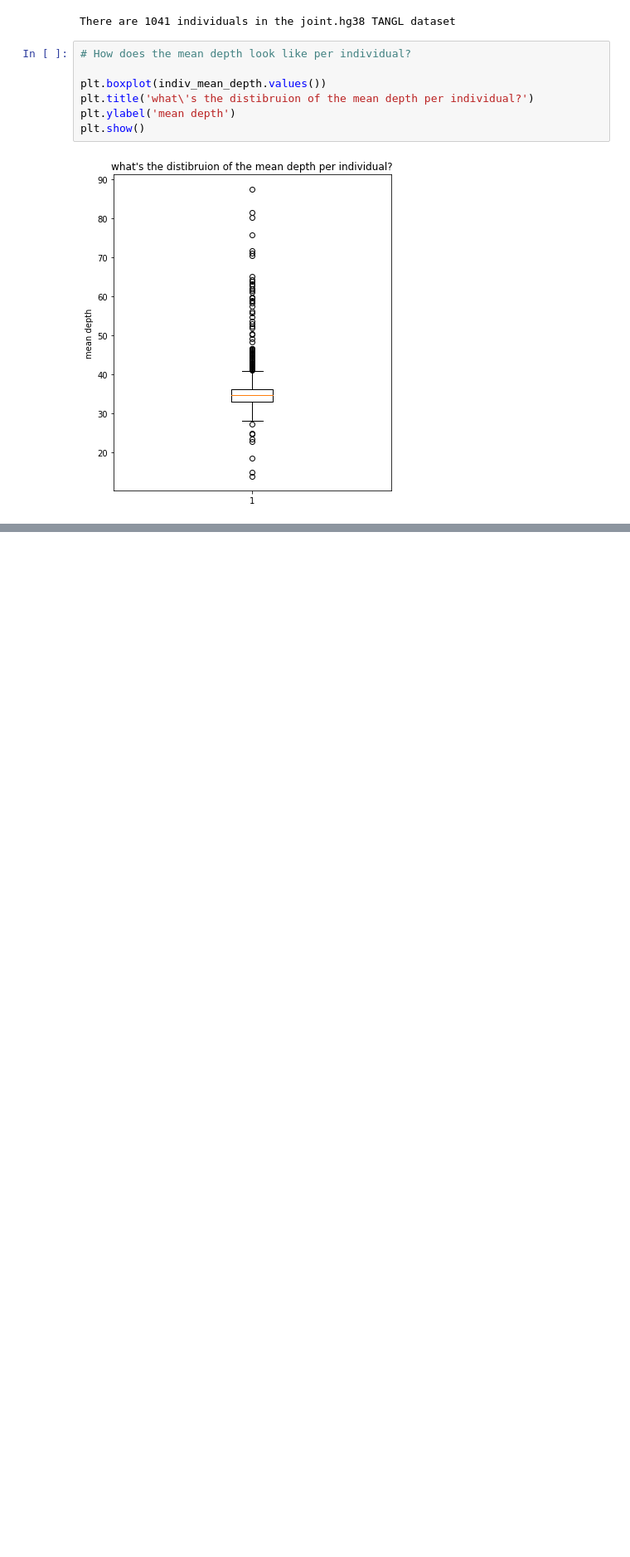
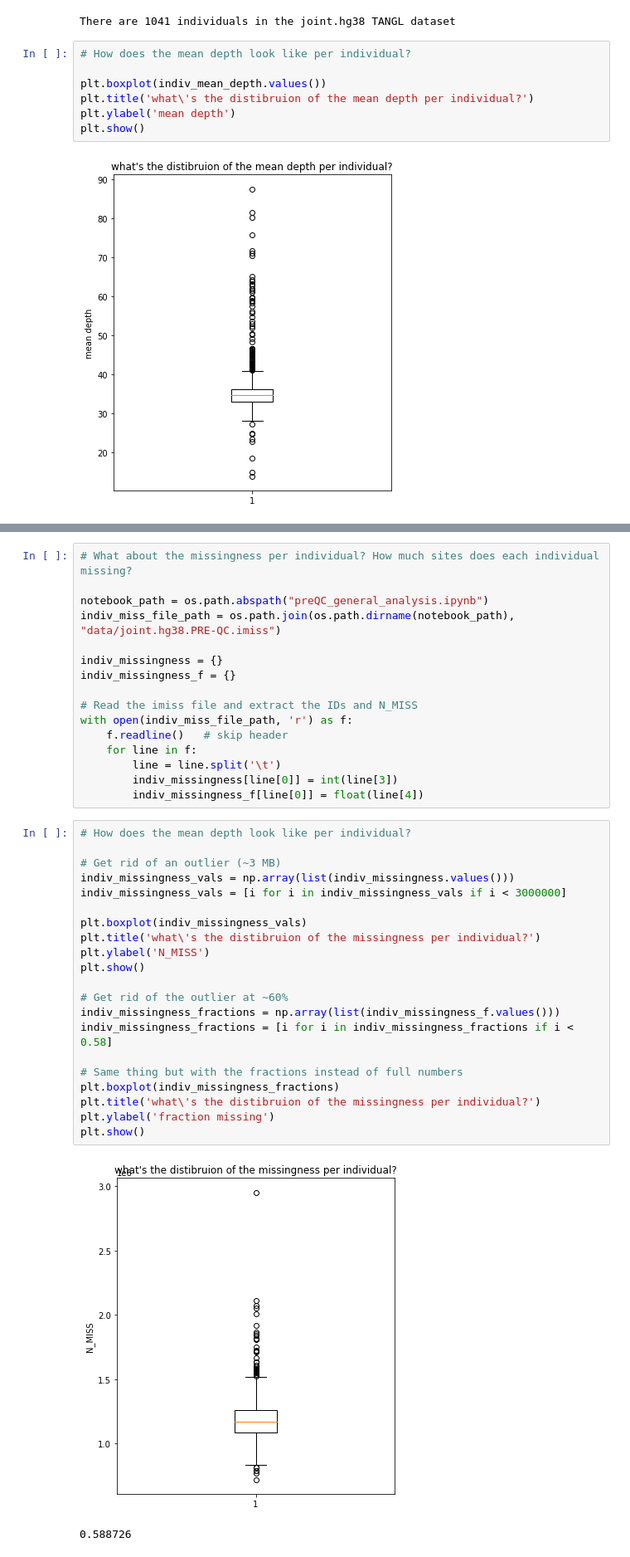
Before and after one commit to acostauribe/QC_TANGL-hg38, a Jupyter notebook: preQC_general_analysis.ipynb, the cells around one changed output, grey strips where cells are left out. Shown at 83% size. Saved outputs shown, nothing was run; the diff lists cells and outputs as text; blank space fills up the shorter version.

```diff
--- a/preQC_general_analysis.ipynb
+++ b/preQC_general_analysis.ipynb
@@ -262,0 +359,40 @@ with open(indiv_depth_file_path, 'r') as f:
+# %%
+# What about the missingness per individual? How much sites does each individual missing?
+
+notebook_path = os.path.abspath("preQC_general_analysis.ipynb")
+indiv_miss_file_path = os.path.join(os.path.dirname(notebook_path), "data/joint.hg38.PRE-QC.imiss")
+
+indiv_missingness = {}
+indiv_missingness_f = {}
+
+# Read the imiss file and extract the IDs and N_MISS
+with open(indiv_miss_file_path, 'r') as f:
+    f.readline()   # skip header
+    for line in f:
+        line = line.split('\t')
+        indiv_missingness[line[0]] = int(line[3])
+        indiv_missingness_f[line[0]] = float(line[4])
+# %%
+# How does the mean depth look like per individual?
+
+# Get rid of an outlier (~3 MB)
+indiv_missingness_vals = np.array(list(indiv_missingness.values()))
+indiv_missingness_vals = [i for i in indiv_missingness_vals if i < 3000000]
+
+plt.boxplot(indiv_missingness_vals)
+plt.title('what\'s the distibruion of the missingness per individual?')
+plt.ylabel('N_MISS')
+plt.show()
+
+# Get rid of the outlier at ~60%
+indiv_missingness_fractions = np.array(list(indiv_missingness_f.values()))
+indiv_missingness_fractions = [i for i in indiv_missingness_fractions if i < 0.58]
+
+# Same thing but with the fractions instead of full numbers
+plt.boxplot(indiv_missingness_fractions)
+plt.title('what\'s the distibruion of the missingness per individual?')
+plt.ylabel('fraction missing')
+plt.show()
+# %% [output]
+[figure, added]
+0.588726
```
Also changed, not shown: parts of 5 cells of this notebook.
